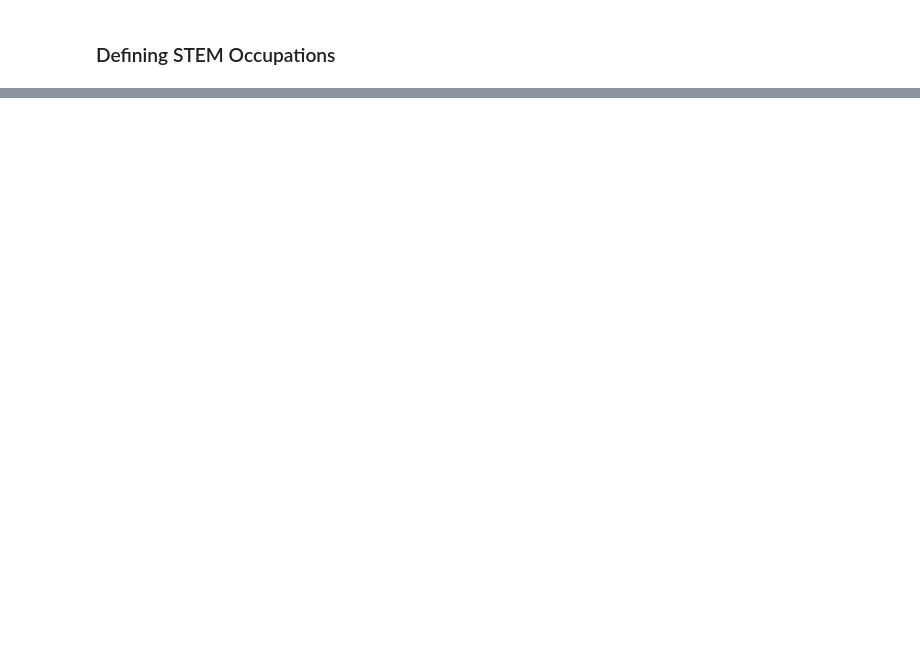
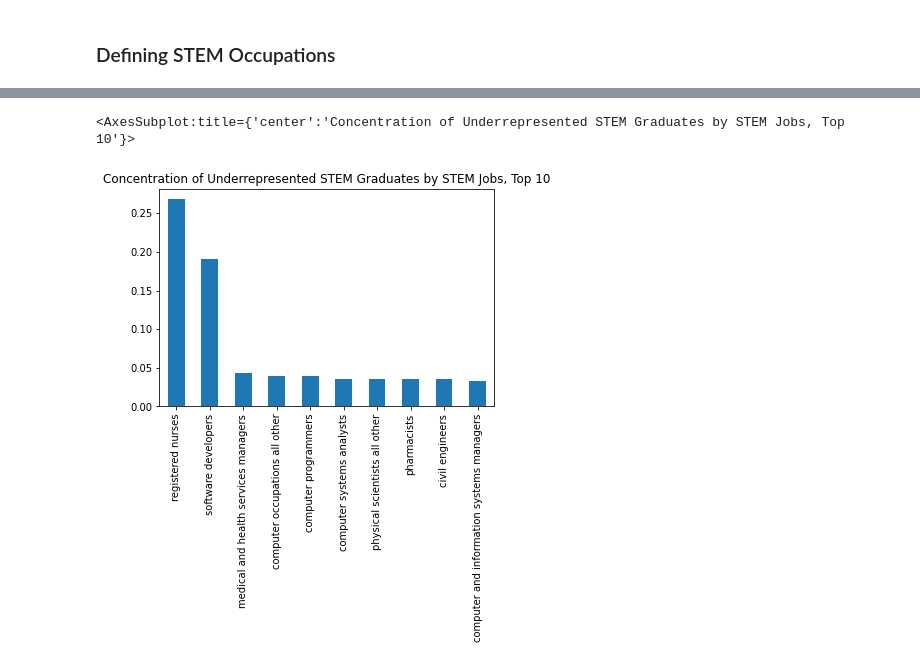
Before and after one commit to kayfilipp/HigherME, a Jupyter notebook: census_data/Untitled.ipynb, the cells around one changed output, grey strips where cells are left out. Saved outputs shown, nothing was run; the diff lists cells and outputs as text; code cells hidden in the pictures; blank space fills up the shorter version.

```diff
--- a/census_data/Untitled.ipynb
+++ b/census_data/Untitled.ipynb
@@ -373,0 +379,18 @@ Name: under_represented, dtype: float64
+# %%
+stem_occupations = pd.read_csv("All_STEM_Occupations.csv").rename({"Occupation Types":"type"},axis=1)
+
+#standardize
+stem_occupations['Occupation'] = stem_occupations['Occupation'].map(stdize)
+stem_occupations.head()
+
+#dictionarize
+stem_occupations = dict(zip(stem_occupations.Occupation, stem_occupations.type))
+
+#create a function that identifies a job's STEM role type
+def stemType(job):
+    if job in stem_occupations:
+        return stem_occupations[job]
+    return -1
+
+df['stemType'] = df['JobRole'].map(stemType)
+df[['stemType','JobRole']].head()
@@ -373,0 +464,5 @@ Name: under_represented, dtype: float64
+# %%
+df[df['stemType']!=-1].query("is_STEM==1 & under_represented==1")['JobRole'].value_counts(normalize=True)[0:10].plot(kind='bar',title='Concentration of Underrepresented STEM Graduates by STEM Jobs, Top 10')
+# %% [output]
+<AxesSubplot:title={'center':'Concentration of Underrepresented STEM Graduates by STEM Jobs, Top 10'}>
+[figure, added]
```
Also changed, not shown: parts of 26 cells of this notebook, 1 other file.
